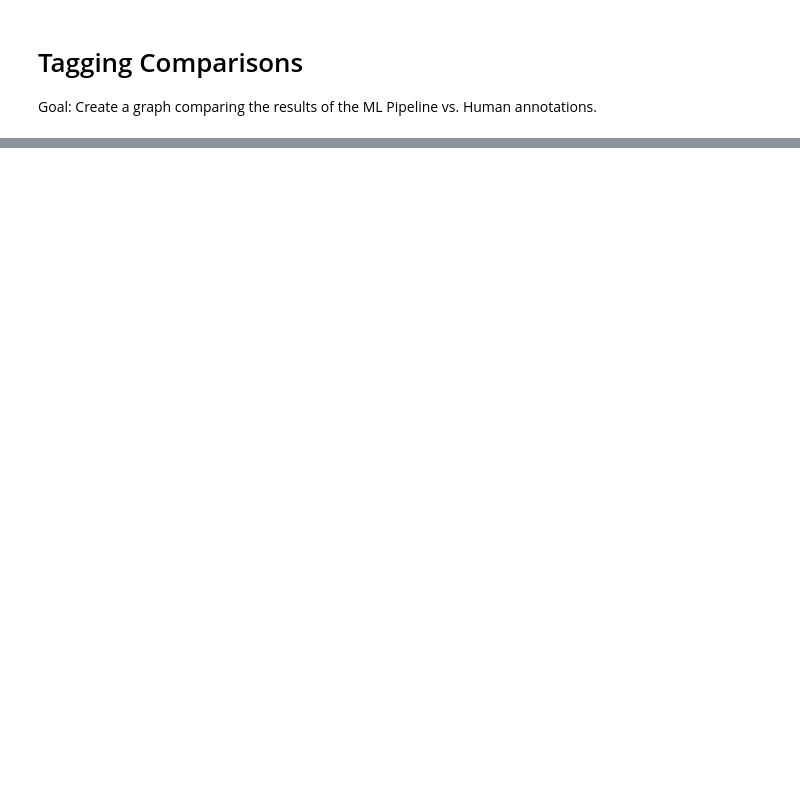
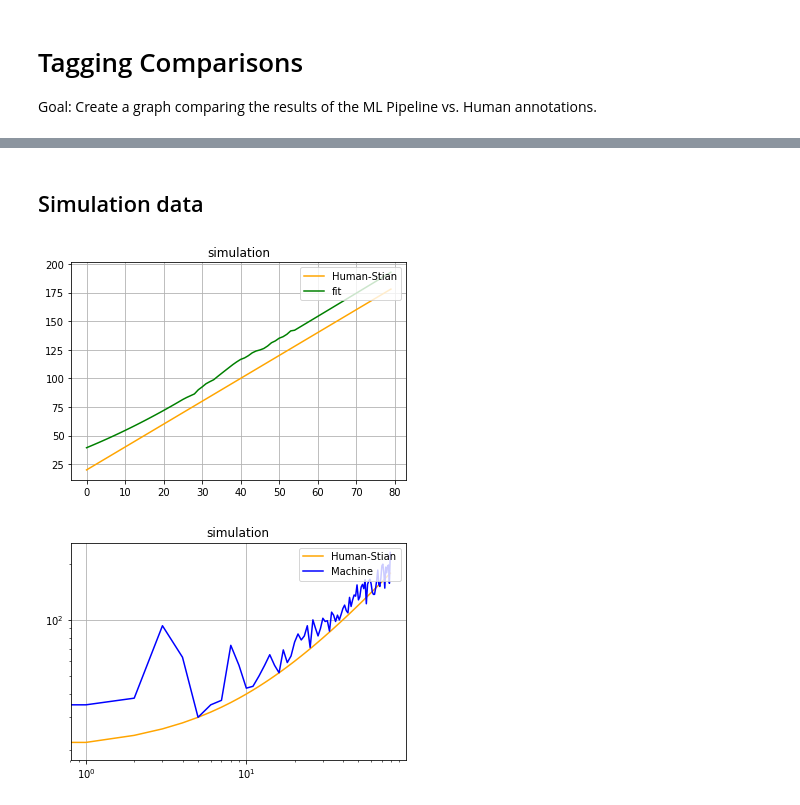
Before and after one commit to MLFilms/ImageAnnotation, a Jupyter notebook: TaggingComparisons.ipynb, the cells around one changed output, grey strips where cells are left out. Saved outputs shown, nothing was run; the diff lists cells and outputs as text; code cells hidden in the pictures; blank space fills up the shorter version.

```diff
--- a/TaggingComparisons.ipynb
+++ b/TaggingComparisons.ipynb
@@ -47,0 +118,11 @@ plotValues(csvDir, jsonDir, title)
+# %% [markdown]
+## Simulation data
+# %%
+csvDir = '/home/stian/Desktop/testVid/simulation/CSV/*.txt'
+jsonDir = '/home/stian/Desktop/testVid/simulation/outIMG/*.json'
+title = "simulation"
+plotValues(csvDir, jsonDir, title)
+loglogValues(csvDir, jsonDir, title)
+# %% [output]
+[figure, added]
+[figure, added]
```
Also changed, not shown: parts of 11 cells of this notebook.
